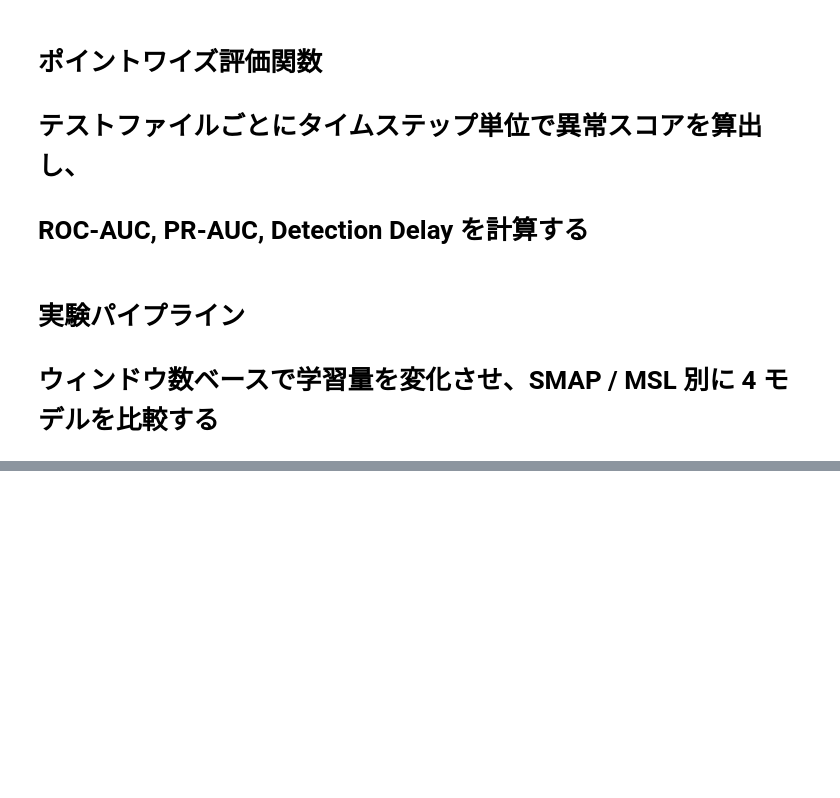
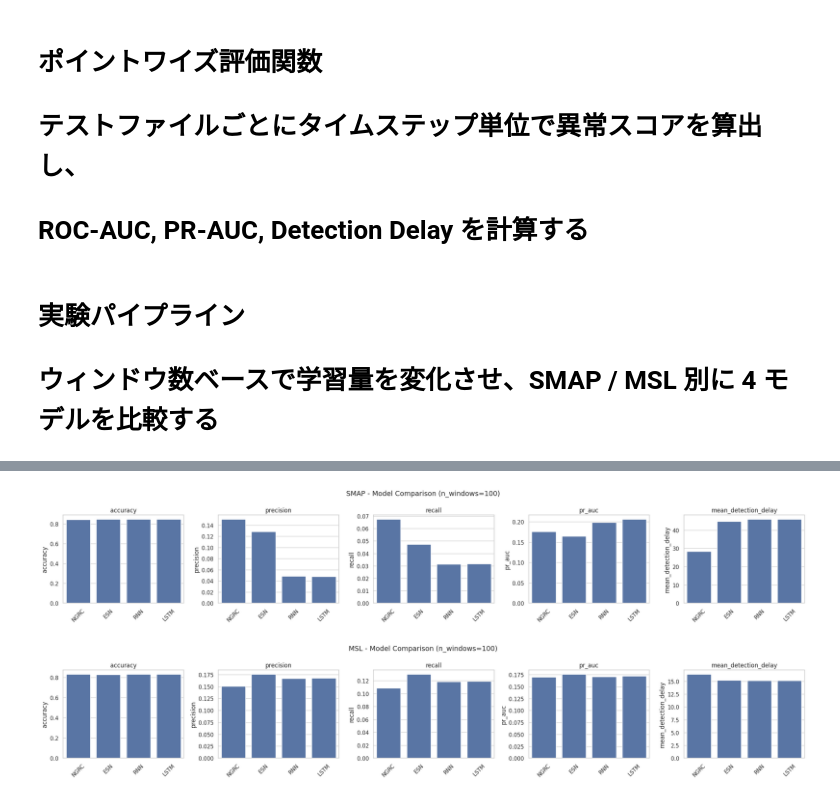
Before and after one commit to Isk5434/Reconstruction-task-4models-v3, a Jupyter notebook: Reconstruction_task_4models_v3.ipynb, the cells around one changed output, grey strips where cells are left out. Saved outputs shown, nothing was run; the diff lists cells and outputs as text; code cells hidden in the pictures; blank space fills up the shorter version.

Commit message:
accuracy  precision    recall   roc_auc    pr_auc  mean_detection_delay評価指標のプロットと正常データ内９５％で異常とみなす閾値の可視化

```diff
--- a/Reconstruction_task_4models_v3.ipynb
+++ b/Reconstruction_task_4models_v3.ipynb
@@ -171,7 +171,7 @@ torch.manual_seed(random_seed)
 
 # --- Round 3 新パラメータ ---
 window_size = 50                           # スライディングウィンドウ幅
-sizes_windows = [100, 500, 1000, 5000]     # 学習に使うウィンドウ数のリスト
+sizes_windows = [100]                      # 学習に使うウィンドウ数 (100 に固定)
 esn_max_windows = 2000                     # ESN の学習ウィンドウ上限 (二重forのため)
 esn_params = {'n_reservoir': 200, 'spectral_radius': 0.9,
               'sparsity': 0.05, 'leak_rate': 1.0, 'alpha': 1.0}
@@ -1035,7 +1104,8 @@ def run_experiment_by_windows(sensor_type, train_files, test_files,
 #   2. labeled_anomalies.csv を読み込み、anomaly_sequences をリスト化
 #   3. split_files_by_sensor() で SMAP/MSL に振り分け
 #   4. 各センサータイプについて run_experiment_by_windows() を実行
-#   5. 結果を all_results / all_channel_importance に蓄積　sizes_windows
+#   5. 結果を all_results / all_channel_importance に蓄積
+#   Round 4: all_eval_data / all_threshold_data も保存 (可視化用)
 # =============================================================================
 train_files = list_files_in_dir(train_dir)
 test_files = list_files_in_dir(test_dir)
@@ -1052,6 +1122,8 @@ sensor_split = split_files_by_sensor(train_files, test_files, csv_file)
 
 all_results = []
 all_channel_importance = {}
+all_eval_data = {}       # {sensor_type: {model_name: eval_result}}
+all_threshold_data = {}  # {sensor_type: {model_name: threshold}}
 
 for sensor_type in ['SMAP', 'MSL']:
     print(f"\n{'='*60}")
@@ -1065,20 +1137,22 @@ for sensor_type in ['SMAP', 'MSL']:
         print(f"  {sensor_type}: train/test ファイルなし、スキップ")
         continue
 
-    results_df, ch_imp = run_experiment_by_windows(
+    results_df, ch_imp, eval_results, thresholds = run_experiment_by_windows(
         sensor_type=sensor_type,
         train_files=s_train,
         test_files=s_test,
-        sizes_windows=[50],
+        sizes_windows=sizes_windows,
         df_labels=df_labels,
         window_size=window_size,
         esn_params=esn_params,
         ngrc_params=ngrc_params,
         rnn_params=rnn_params,
-        esn_max_windows=200
+        esn_max_windows=esn_max_windows
     )
     all_results.append(results_df)
     all_channel_importance[sensor_type] = ch_imp
+    all_eval_data[sensor_type] = eval_results
+    all_threshold_data[sensor_type] = thresholds
 
 print("\n=== 全実験完了 ===")
 # %% [output]
@@ -1201,0 +1325,52 @@ detection_delay_plot.png saved
+# %%
+import pandas as pd
+import matplotlib.pyplot as plt
+import seaborn as sns
+
+# ===== データ作成（そのまま貼ってOK） =====
+data = [
+    ["SMAP","NGRC",100,0.845374,0.150679,0.067439,0.176032,28.295082],
+    ["SMAP","ESN",100,0.846430,0.128647,0.047285,0.164607,44.813559],
+    ["SMAP","RNN",100,0.846906,0.048662,0.031289,0.198766,45.926829],
+    ["SMAP","LSTM",100,0.847302,0.047930,0.031629,0.206254,45.926829],
+    ["MSL","NGRC",100,0.829322,0.150510,0.108895,0.169949,16.363636],
+    ["MSL","ESN",100,0.826502,0.175535,0.129986,0.175680,15.187500],
+    ["MSL","RNN",100,0.829977,0.166895,0.118738,0.170371,15.121212],
+    ["MSL","LSTM",100,0.830386,0.167687,0.119341,0.171928,15.121212],
+]
+
+columns = [
+    "sensor_type","model","n_windows",
+    "accuracy","precision","recall",
+    "pr_auc","mean_detection_delay"
+]
+
+df = pd.DataFrame(data, columns=columns)
+
+# ===== 可視化設定 =====
+metrics = ["accuracy","precision","recall","pr_auc","mean_detection_delay"]
+
+sns.set(style="whitegrid")
+
+for sensor in df["sensor_type"].unique():
+    df_sensor = df[df["sensor_type"] == sensor]
+
+    fig, axes = plt.subplots(1, 5, figsize=(22,4))
+    fig.suptitle(f"{sensor} - Model Comparison (n_windows=100)", fontsize=14)
+
+    for i, metric in enumerate(metrics):
+        sns.barplot(
+            data=df_sensor,
+            x="model",
+            y=metric,
+            ax=axes[i]
+        )
+        axes[i].set_title(metric)
+        axes[i].set_xlabel("")
+        axes[i].tick_params(axis='x', rotation=45)
+
+    plt.tight_layout()
+    plt.show()
+# %% [output]
+[figure, added]
+[figure, added]
```
Also changed, not shown: parts of 8 cells of this notebook.
